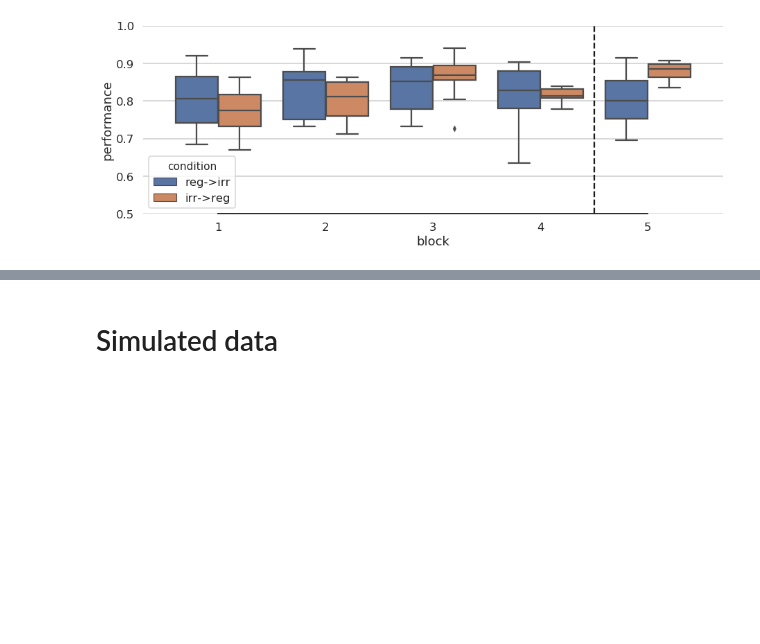
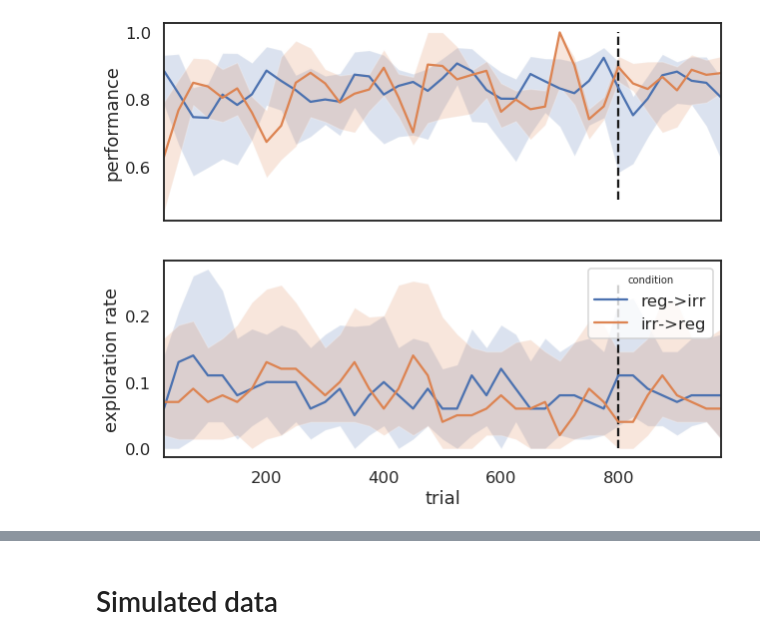
Before and after one commit to dimarkov/pybefit, a Jupyter notebook: examples/temp_rev_learn/analyse_behavioural_data.ipynb, the cells around one changed output, grey strips where cells are left out. Cells and saved outputs as stored; diff of their text form; code cells hidden in the pictures; blank space fills up the shorter version.

```diff
--- a/examples/temp_rev_learn/analyse_behavioural_data.ipynb
+++ b/examples/temp_rev_learn/analyse_behavioural_data.ipynb
@@ -69,18 +78,55 @@ sns.scatterplot(x='performance', y='exploration', data=df.loc[df.hints == '>20']
-# %%
-df2 = pd.DataFrame(data=np.nanmean(corrects.reshape(5, 200, -1), -2).T, columns = [1, 2, 3, 4, 5])
-df2['condition'] = 'reg->irr'
-df2.loc[ns_reg:, 'condition'] = 'irr->reg'
-df2 = df2.loc[df.hints == '>20']
-
-df2 = pd.melt(df2, var_name='block', value_name='performance', id_vars=['condition'])
-
-fig, ax = plt.subplots(1, 1, figsize=(15,5))
-sns.boxplot(x='block', y='performance', data=df2, hue='condition', ax=ax)
-ax.set_ylim([.5, 1.])
-ax.vlines(3.5, .5, 1, 'k', linestyle='--')
-ax.yaxis.grid(True)
-sns.despine(trim=True, left=True)
-
-fig.savefig('perfromance.svg', bbox_tight=True, transparent=True, dpi=300)
-# %% [output]
-[figure, removed]
+# %%
+D = 25
+m1 = []
+m2 = []
+exp1 = reg_res == 2
+exp2 = irr_res == 2
+e1 = []
+e2 = []
+for t in range(D, 1000 - D + 1, D):
+    e1.append(np.nanmean(exp1[t-D:t+D], -2))
+    e2.append(np.nanmean(exp2[t-D:t+D], -2))
+    m1.append(np.nanmean(reg_corr[t-D:t+D], -2))
+    m2.append(np.nanmean(irr_corr[t-D:t+D], -2))
+
+m1 = np.vstack(m1)
+p1 = np.percentile(m1, [10, 50, 90], -1)
+
+m2 = np.vstack(m2)
+p2 = np.percentile(m2, [10, 50, 90], -1)
+
+fig, axes = plt.subplots(2, 1, figsize=(10, 8), sharex=True)
+
+x = list(range(D, 1000 - D + 1, D))
+axes[0].plot(x, p1[1], label='reg->irr');
+axes[0].fill_between(x, p1[0], p1[-1], alpha=.2);
+
+axes[0].plot(x, p2[1], label='irr->reg');
+axes[0].fill_between(x, p2[0], p2[-1], alpha=.2);
+axes[0].vlines(800, .5, 1, 'k', linestyle='--')
+
+axes[1].set_xlim([D, 1000-D])
+
+e1 = np.vstack(e1)
+p1 = np.percentile(e1, [10, 50, 90], -1)
+
+e2 = np.vstack(e2)
+p2 = np.percentile(e2, [10, 50, 90], -1)
+
+axes[1].plot(x, p1[1], label='reg->irr');
+axes[1].fill_between(x, p1[0], p1[-1], alpha=.2);
+
+axes[1].plot(x, p2[1], label='irr->reg');
+axes[1].fill_between(x, p2[0], p2[-1], alpha=.2);
+
+axes[1].vlines(800, .0, .25, 'k', linestyle='--')
+
+axes[0].set_ylabel('performance');
+axes[1].set_ylabel('exploration rate')
+axes[1].set_xlabel('trial');
+
+axes[1].legend(loc=0, title='condition');
+
+fig.savefig('Fig4.pdf', bbox_inches='tight', transparent=True, dpi=300)
+# %% [output]
+[figure, added]
```
Also changed, not shown: parts of 29 cells of this notebook.
